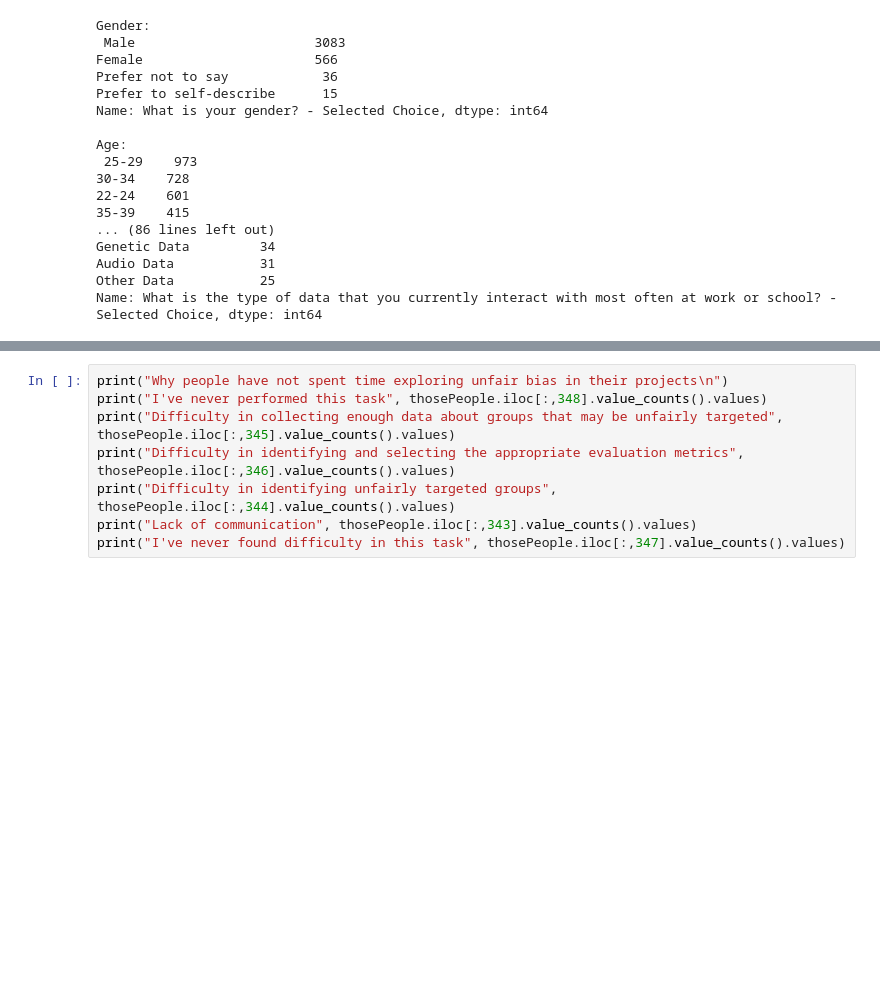
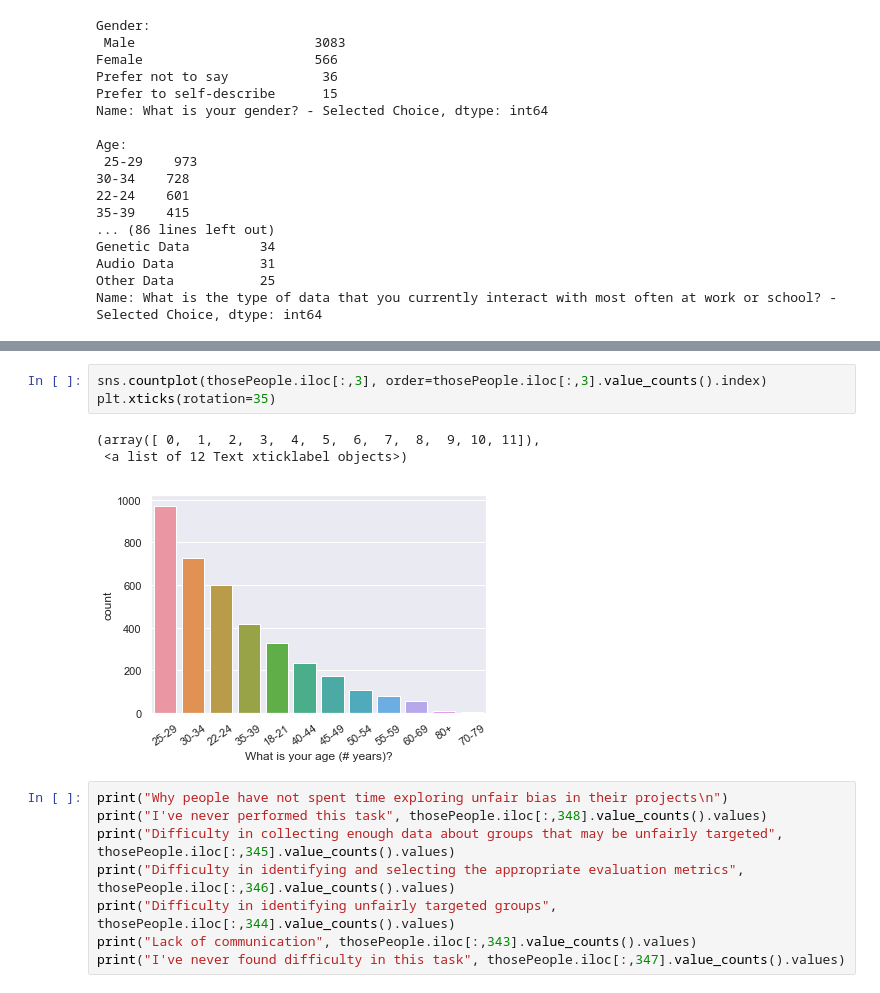
Before and after one commit to joechudzik/cosc4931-socialethicalimp-finalproj, a Jupyter notebook: DS Final.ipynb, the cells around one changed output, grey strips where cells are left out. Saved outputs shown, nothing was run; the diff lists cells and outputs as text; blank space fills up the shorter version.

```diff
--- a/DS Final.ipynb
+++ b/DS Final.ipynb
@@ -153,3 +160,10 @@ Name: What is the type of data that you currently interact with most often at wo
+# %%
+sns.countplot(thosePeople.iloc[:,3], order=thosePeople.iloc[:,3].value_counts().index)
+plt.xticks(rotation=35)
+# %% [output]
+(array([ 0,  1,  2,  3,  4,  5,  6,  7,  8,  9, 10, 11]),
+ <a list of 12 Text xticklabel objects>)
+[figure, added]
 # %%
 print("Why people have not spent time exploring unfair bias in their projects\n")
 print("I've never performed this task", thosePeople.iloc[:,348].value_counts().values)
```
Also changed, not shown: parts of 1 cell of this notebook.
